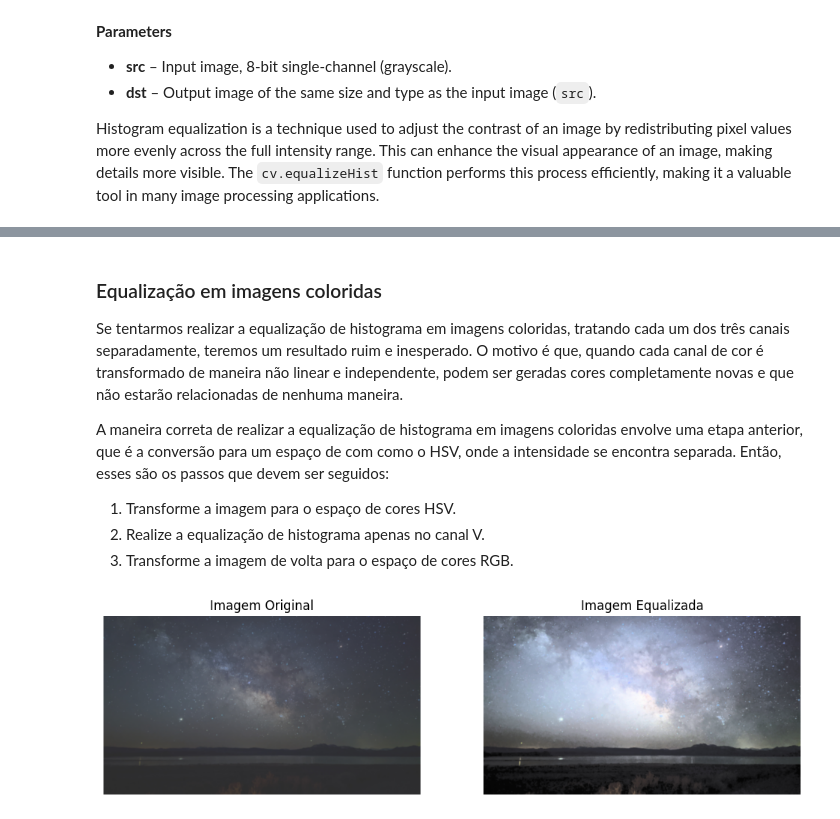
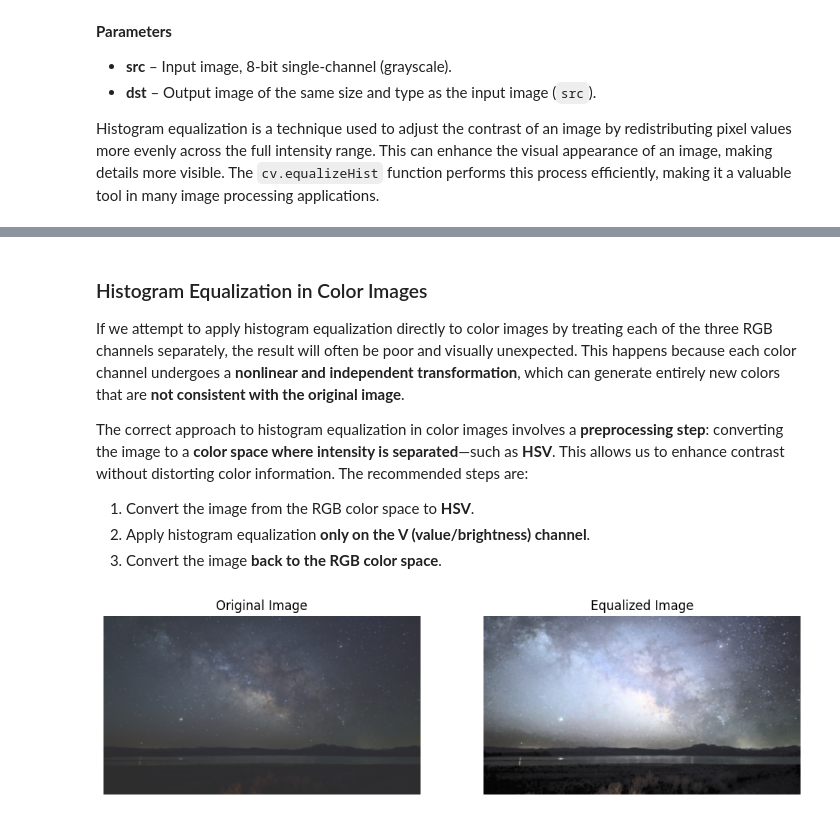
Before and after one commit to carmenscar/computer_vision, a Jupyter notebook: notebooks/Module_02/01_Histogram_Equalization.ipynb, the cells around one changed output, grey strips where cells are left out. Cells and saved outputs as stored; diff of their text form; code cells hidden in the pictures.

```diff
--- a/notebooks/Module_02/01_Histogram_Equalization.ipynb
+++ b/notebooks/Module_02/01_Histogram_Equalization.ipynb
@@ -157,53 +161,54 @@ plt.show()
 # %% [markdown]
-### Equalização em imagens coloridas
+### Histogram Equalization in Color Images
 
-Se tentarmos realizar a equalização de histograma em imagens coloridas, tratando cada um dos três canais separadamente, teremos um resultado ruim e inesperado. O motivo é que, quando cada canal de cor é transformado de maneira não linear e independente, podem ser geradas cores completamente novas e que não estarão relacionadas de nenhuma maneira.
+If we attempt to apply histogram equalization directly to color images by treating each of the three RGB channels separately, the result will often be poor and visually unexpected. This happens because each color channel undergoes a **nonlinear and independent transformation**, which can generate entirely new colors that are **not consistent with the original image**.
 
-A maneira correta de realizar a equalização de histograma em imagens coloridas envolve uma etapa anterior, que é a conversão para um espaço de com como o HSV, onde a intensidade se encontra separada. Então, esses são os passos que devem ser seguidos:
+The correct approach to histogram equalization in color images involves a **preprocessing step**: converting the image to a **color space where intensity is separated**—such as **HSV**. This allows us to enhance contrast without distorting color information. The recommended steps are:
 
-1. Transforme a imagem para o espaço de cores HSV.
-2. Realize a equalização de histograma apenas no canal V.
-3. Transforme a imagem de volta para o espaço de cores RGB.
+1. Convert the image from the RGB color space to **HSV**.
+2. Apply histogram equalization **only on the V (value/brightness) channel**.
+3. Convert the image **back to the RGB color space**.
 # %%
 import cv2
 import matplotlib.pyplot as plt
 
-# Ler a astrofotografia
-astrofoto = cv2.imread('../data/astrofoto.jpg')
+# Read the astrophotography image
+image_path_astro = Path.cwd().parent.parent / "data" / "astrofoto.jpg"
+astrofoto = cv2.imread(image_path_astro)
 
-# Converter para o espaço de cores HSV
+# Convert to HSV color space
 hsv_astrofoto = cv2.cvtColor(astrofoto, cv2.COLOR_BGR2HSV)
 
-# Dividir os canais HSV
+# Split the HSV channels
 h, s, v = cv2.split(hsv_astrofoto)
 
-# Equalizar o canal V (valor)
+# Equalize the V (value) channel
 v_equalized = cv2.equalizeHist(v)
 
-# Mesclar os canais HSV de volta, com o canal V equalizado
+# Merge the HSV channels back, with the equalized V channel
 hsv_astrofoto = cv2.merge([h, s, v_equalized])
 
-# Converter de volta para o espaço de cores RGB
+# Convert back to RGB color space
 astrofoto_equalized = cv2.cvtColor(hsv_astrofoto, cv2.COLOR_HSV2RGB)
 
-# Configurar a figura
+# Set up the figure
 plt.figure(figsize=(12, 6))
 
-# Mostrar imagem original
+# Show original image
 plt.subplot(1, 2, 1)
 plt.imshow(astrofoto[..., ::-1], vmin=0, vmax=255)
-plt.title('Imagem Original')
+plt.title('Original Image')
 plt.axis('off')
 
-# Mostrar imagem equalizada
+# Show equalized image
 plt.subplot(1, 2, 2)
 plt.imshow(astrofoto_equalized, vmin=0, vmax=255)
-plt.title('Imagem Equalizada')
+plt.title('Equalized Image')
 plt.axis('off')
 
 plt.show()
 # %% [output]
-[figure, old version]
+[figure, new version]
 # %% [markdown]
 ## CLAHE (Contrast Limited Adaptive Histogram Equalization)
 
```
Also changed, not shown: parts of 7 cells of this notebook.
